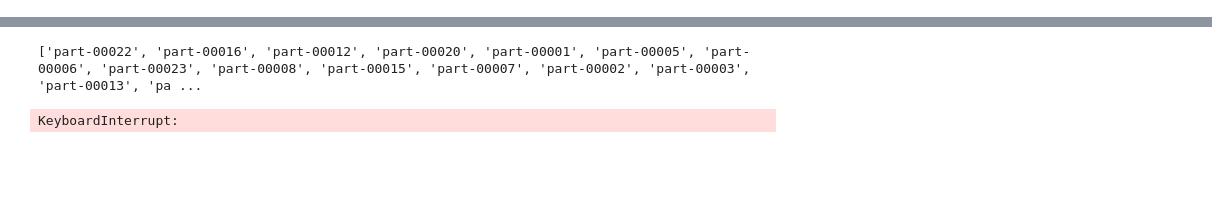
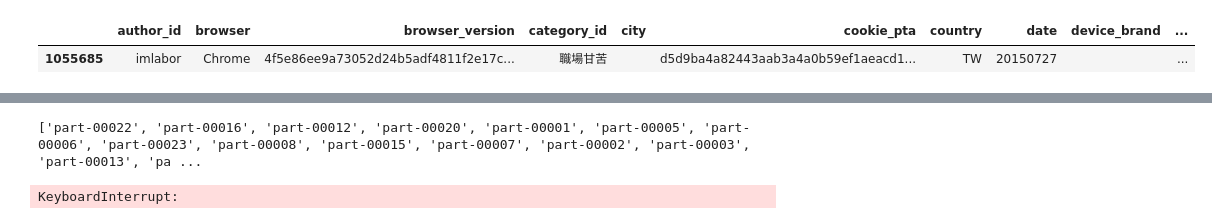
Before and after one commit to ginedoc/pixnet_recomm, a Jupyter notebook: Article_Recommendation_Sample_Code.ipynb, the cells around one changed output, grey strips where cells are left out. Saved outputs shown, nothing was run; the diff lists cells and outputs as text; code cells hidden in the pictures; blank space fills up the shorter version.

```diff
--- a/Article_Recommendation_Sample_Code.ipynb
+++ b/Article_Recommendation_Sample_Code.ipynb
@@ -63,0 +142,8 @@ print(trainEnc_df.cookie_pta.shape, trainEnc_df.browser.shape)
+# %%
+def get_latest_cookie_info(df, in_cookie):
+    df_group = df.loc[df.cookie_pta == in_cookie]
+    return df_group.loc[df_group.timestamp == df_group.timestamp.max()]
+get_latest_cookie_info(training_df, 'd5d9ba4a82443aab3a4a0b59ef1aeacd14ea934bfe7d3f71c66c1334')
+# %% [output]
+|  | author_id | browser | browser_version | category_id | city | cookie_pta | country | date | device_brand | ... |
+| 1055685 | imlabor | Chrome | 4f5e86ee9a73052d24b5adf4811f2e17c... | 職場甘苦 |  | d5d9ba4a82443aab3a4a0b59ef1aeacd1... | TW | 20150727 |  | ... |
```
Also changed, not shown: parts of 16 cells of this notebook.
